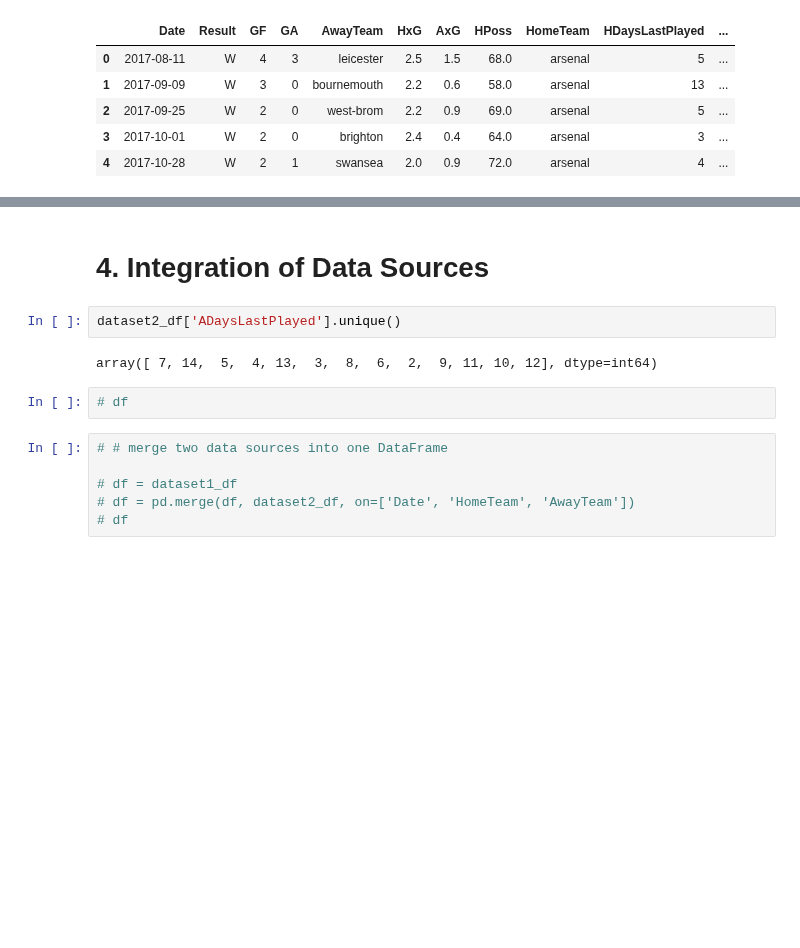
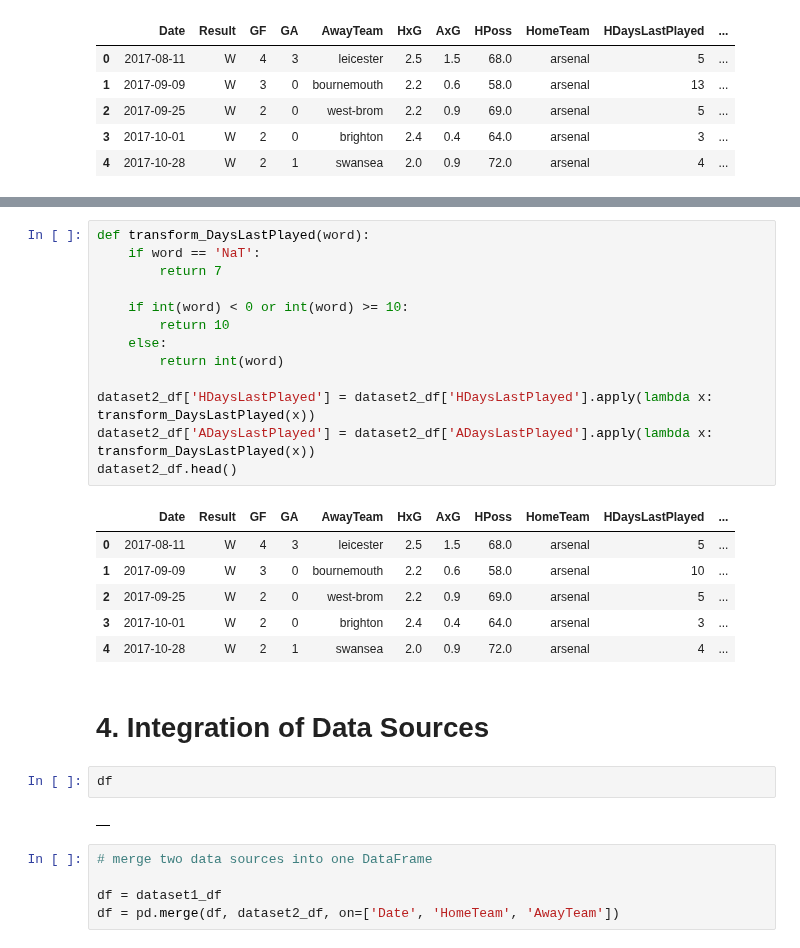
Before and after one commit to schoibs/football-match-prediction, a Jupyter notebook: 1 Data Preprocessing.ipynb, the cells around one changed output, grey strips where cells are left out. Cells and saved outputs as stored; diff of their text form; blank space fills up the shorter version.

```diff
--- a/1 Data Preprocessing.ipynb
+++ b/1 Data Preprocessing.ipynb
@@ -357,14 +337,31 @@ dataset2_df.head()
+# %%
+def transform_DaysLastPlayed(word):
+    if word == 'NaT':
+        return 7
+
+    if int(word) < 0 or int(word) >= 10:
+        return 10
+    else:
+        return int(word)
+
+dataset2_df['HDaysLastPlayed'] = dataset2_df['HDaysLastPlayed'].apply(lambda x: transform_DaysLastPlayed(x))
+dataset2_df['ADaysLastPlayed'] = dataset2_df['ADaysLastPlayed'].apply(lambda x: transform_DaysLastPlayed(x))
+dataset2_df.head()
+# %% [output]
+|  | Date | Result | GF | GA | AwayTeam | HxG | AxG | HPoss | HomeTeam | HDaysLastPlayed | ... |
+| 0 | 2017-08-11 | W | 4 | 3 | leicester | 2.5 | 1.5 | 68.0 | arsenal | 5 | ... |
+| 1 | 2017-09-09 | W | 3 | 0 | bournemouth | 2.2 | 0.6 | 58.0 | arsenal | 10 | ... |
+| 2 | 2017-09-25 | W | 2 | 0 | west-brom | 2.2 | 0.9 | 69.0 | arsenal | 5 | ... |
+| 3 | 2017-10-01 | W | 2 | 0 | brighton | 2.4 | 0.4 | 64.0 | arsenal | 3 | ... |
+| 4 | 2017-10-28 | W | 2 | 1 | swansea | 2.0 | 0.9 | 72.0 | arsenal | 4 | ... |
 # %% [markdown]
 # 4. Integration of Data Sources
-# %%
-dataset2_df['ADaysLastPlayed'].unique()
-# %% [output]
-array([ 7, 14,  5,  4, 13,  3,  8,  6,  2,  9, 11, 10, 12], dtype=int64)
 # %%
-# df
+df
+# %% [output]
+|  |
 # %%
-# # merge two data sources into one DataFrame
+# merge two data sources into one DataFrame
 
-# df = dataset1_df
-# df = pd.merge(df, dataset2_df, on=['Date', 'HomeTeam', 'AwayTeam'])
-# df
+df = dataset1_df
+df = pd.merge(df, dataset2_df, on=['Date', 'HomeTeam', 'AwayTeam'])
```
Also changed, not shown: parts of 40 cells of this notebook, 1 other file.
